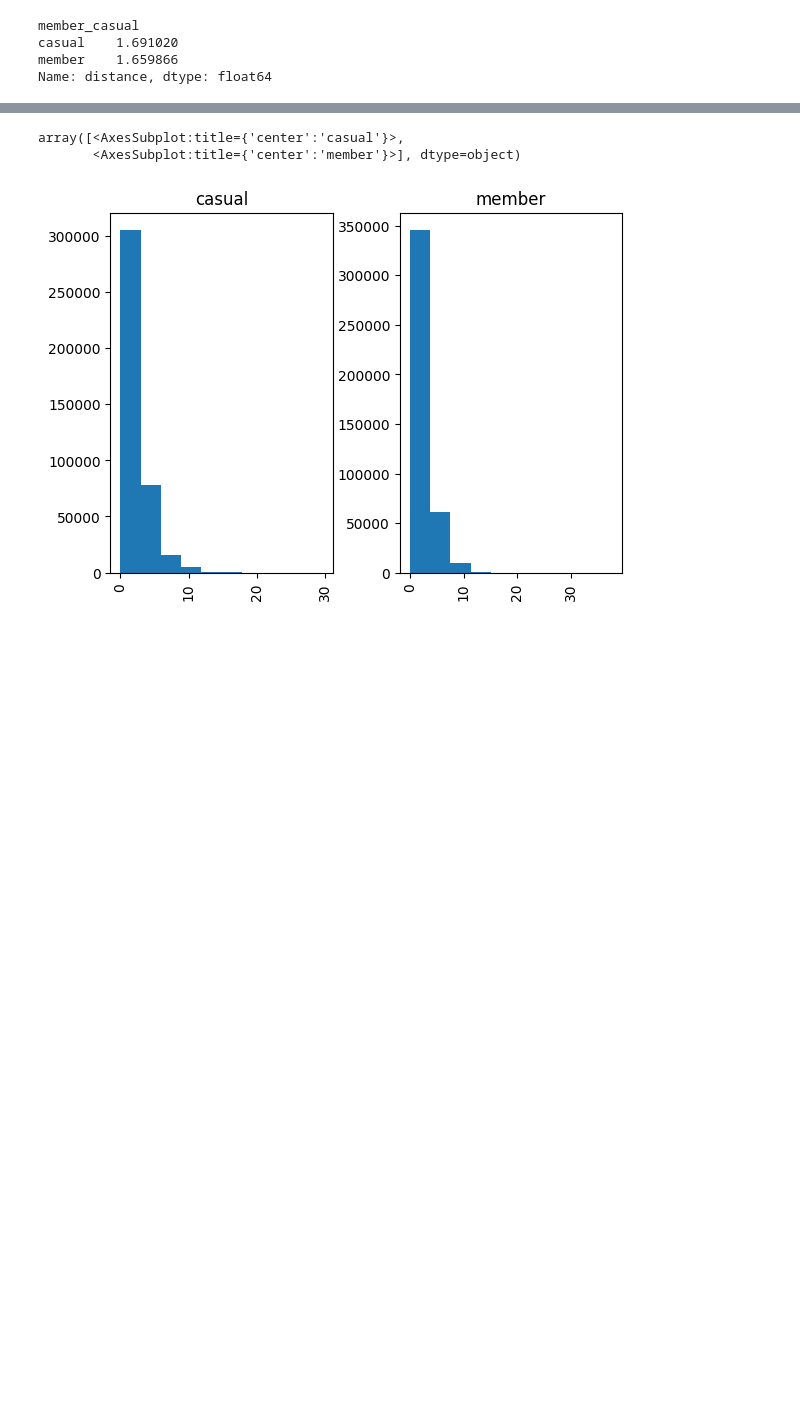
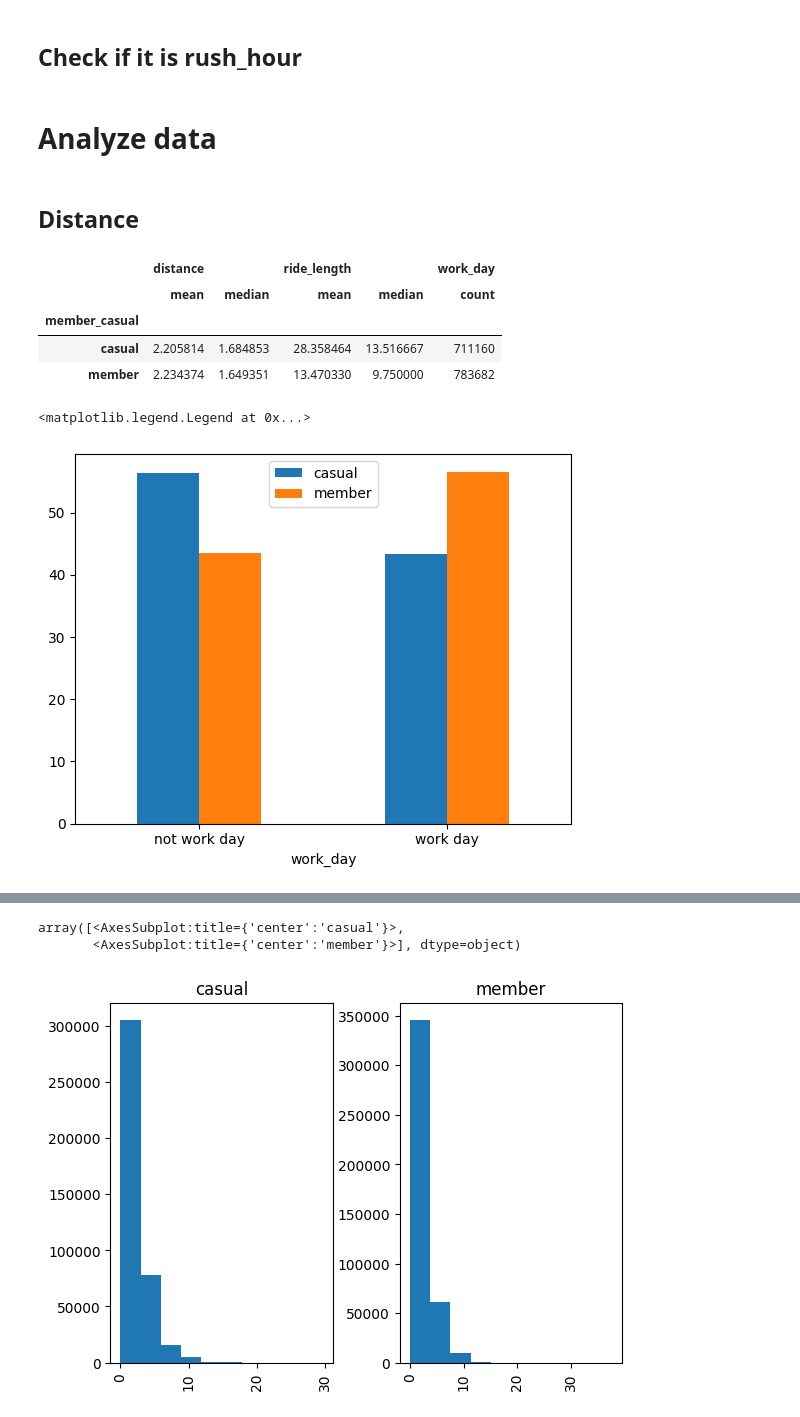
Before and after one commit to jackykang061233/data_analysis_project, a Jupyter notebook: divvy_bike/data_analyse.ipynb, the cells around one changed output, grey strips where cells are left out. Drawn from its saved outputs; the diff is of its cells as text; code cells hidden in the pictures; blank space fills up the shorter version.

```diff
--- a/divvy_bike/data_analyse.ipynb
+++ b/divvy_bike/data_analyse.ipynb
@@ -31,9 +38,4 @@ df['distance'] = df.apply(lambda x: calculate_distance(x), axis=1)
 # %%
 df["started_at"] = pd.to_datetime(df["started_at"], errors='coerce')
 df["ended_at"] = pd.to_datetime(df["ended_at"], errors='coerce')
-df['ride_duration'] = (df["ended_at"] - df["started_at"]).dt.total_seconds() / 60
+df['ride_length'] = (df["ended_at"] - df["started_at"]).dt.total_seconds() / 60
-# %%
-def is_weekend(date):
-    return date.dayofweek >= 5 # 5 is saturday 6 is sunday
-
-df['weekend'] = df['started_at'].apply(is_weekend).astype(int)
@@ -40,7 +44,42 @@ df['weekend'] = df['started_at'].apply(is_weekend).astype(int)
+# %%
+national_holidays = [
+    '2022-07-04',  # Independence Day
+    '2022-09-05',  # Labor Day
+    '2022-10-10',  # Columbus Day
+    '2022-11-11',  # Veterans Day
+    '2022-11-24',  # Thanksgiving Day
+    '2022-12-25',  # Christmas Day
+    '2023-01-01',  # New Year's Day
+    '2023-01-16',  # Martin Luther King Jr. Day
+    '2023-02-20',  # Presidents' Day
+    '2023-05-29'   # Memorial Day
+    ]
+
+df['day_of_week'] = df["started_at"].dt.dayofweek
+df['is_holiday'] = df["started_at"].isin(national_holidays)
+df['work_day'] = 1 - (df['is_holiday'] | (df['day_of_week'].isin([5, 6]))).astype(int)
+# %% [markdown]
+## Check if it is rush_hour
+# %%
+df['rush_hour'] =  (((df['started_at'].dt.hour >= 7) & (df['started_at'].dt.hour <= 9)) | \
+                             ((df['started_at'].dt.hour >= 16) & (df['started_at'].dt.hour <= 18)) & df['work_day']).astype(int)
+# %% [markdown]
+# Analyze data
+# %% [markdown]
+## Distance
 # %%
-df.groupby('member_casual')['distance'].median()
+df.groupby('member_casual').agg({'distance': ['mean', 'median'], 'ride_length': ['mean', 'median'], 'work_day': ['count']})
 # %% [output]
-member_casual
-casual    1.691020
-member    1.659866
-Name: distance, dtype: float64
+|  | distance |  | ride_length |  | work_day |
+|  | mean | median | mean | median | count |
+| member_casual |  |  |  |  |  |
+| casual | 2.205814 | 1.684853 | 28.358464 | 13.516667 | 711160 |
+| member | 2.234374 | 1.649351 | 13.470330 | 9.750000 | 783682 |
+# %%
+work_day = df.groupby(['work_day', 'member_casual']).size() / df.groupby('work_day').size() * 100
+ax = work_day.unstack('member_casual').plot.bar()
+ax.set_xticklabels(["not work day","work day"], rotation=0)
+ax.legend(loc=9)
+# %% [output]
+<matplotlib.legend.Legend at 0x...>
+[figure, added]
```
Also changed, not shown: parts of 22 cells of this notebook.
